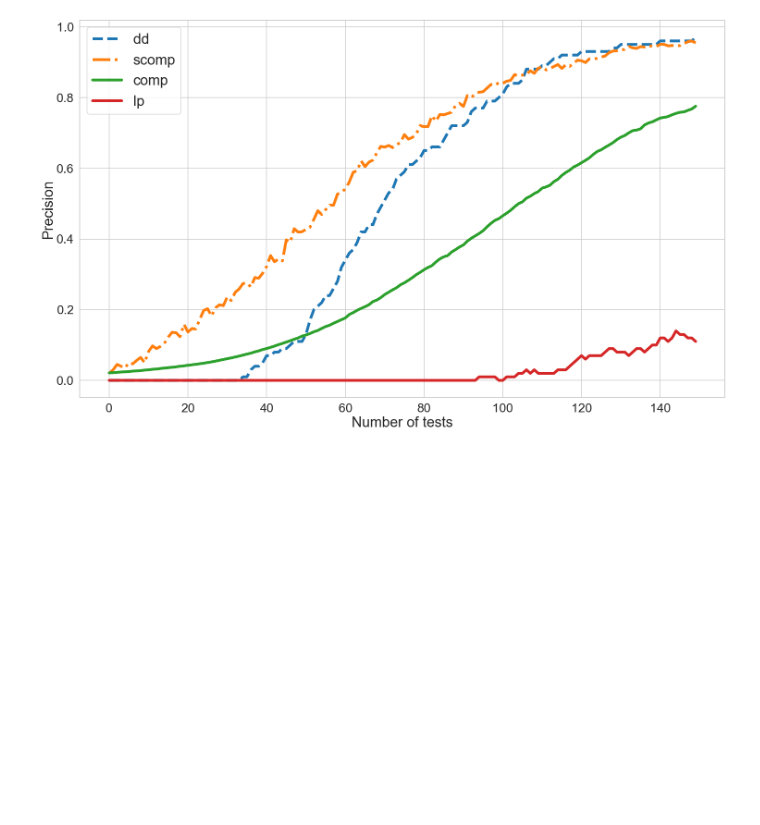
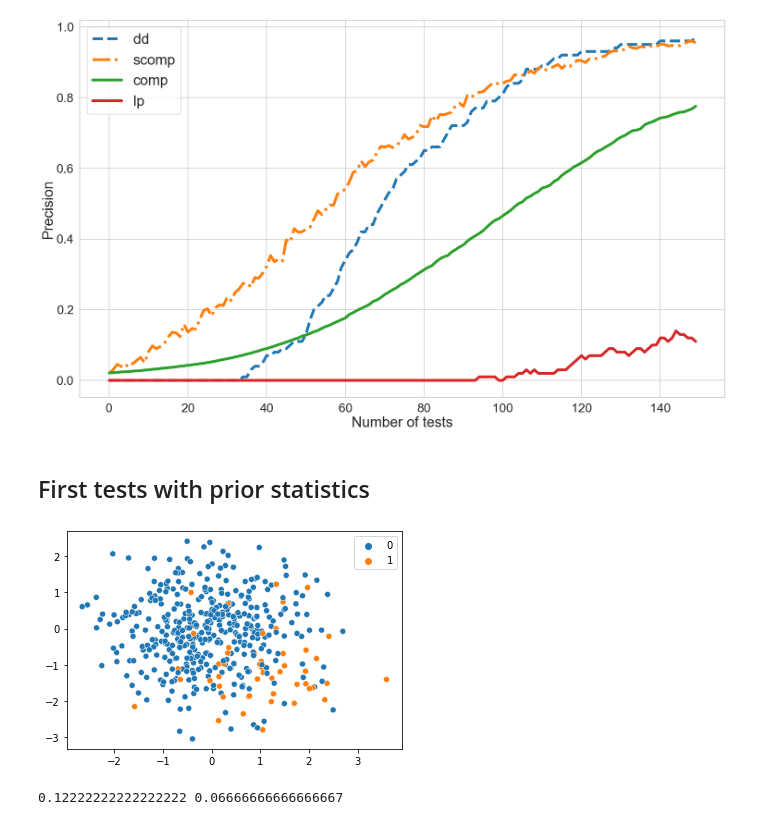
Before and after one commit to LinusBleistein/Group-testing-with-knowledge, a Jupyter notebook: Tests.ipynb, the cells around one changed output. Saved outputs shown, nothing was run; the diff lists cells and outputs as text; code cells hidden in the pictures; blank space fills up the shorter version.

```diff
--- a/Tests.ipynb
+++ b/Tests.ipynb
@@ -193,3 +193,26 @@ ax.tick_params(axis='both', labelsize=27)
 plt.show()
 # %% [output]
 [figure]
+# %% [markdown]
+## First tests with prior statistics
+# %%
+from sklearn.datasets import load_breast_cancer
+from sklearn.model_selection import train_test_split
+from sklearn.linear_model import LogisticRegression
+from sklearn import preprocessing
+from sklearn.datasets import make_blobs
+
+X, y = make_blobs(n_samples=[400,50], n_features=2,
+                  random_state=0, centers=np.array([[0,0],[1,-1]]))
+
+sns.scatterplot(X[:,0],X[:,1],hue=y)
+plt.show()
+# %% [output]
+[figure, added]
+# %%
+x_train, x_test, y_train, y_test = train_test_split(
+    X, y, test_size=0.2)
+
+print(np.mean(y_train),np.mean(y_test))
+# %% [output]
+0.12222222222222222 0.06666666666666667
```
Also changed, not shown: parts of 3 cells of this notebook.
